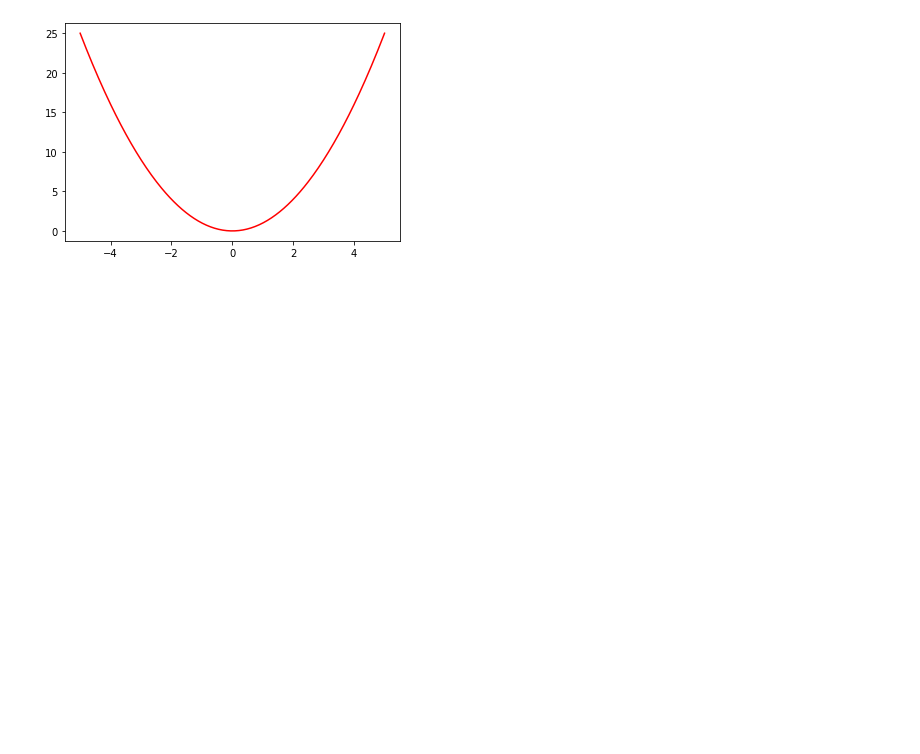
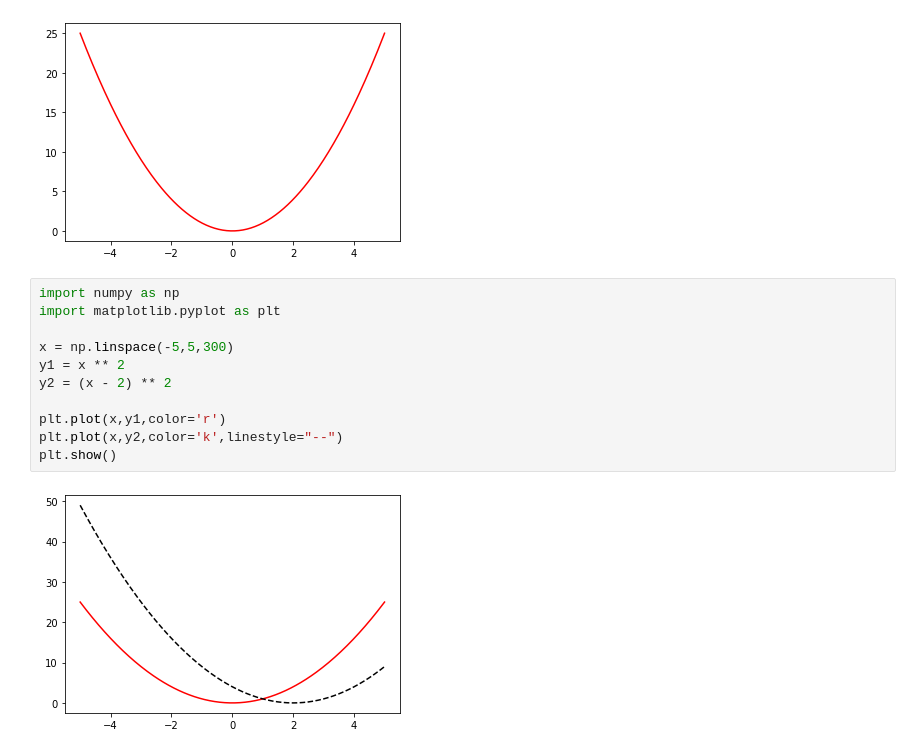
Before and after one commit to zaxirolls/learn, a Jupyter notebook: 機械学習のエッセンス/ch4.ipynb, the cells around one changed output. Cells and saved outputs as stored; diff of their text form; blank space fills up the shorter version.

```diff
--- a/機械学習のエッセンス/ch4.ipynb
+++ b/機械学習のエッセンス/ch4.ipynb
@@ -325,3 +325,16 @@ plt.plot(x,y,color='r')
 plt.show()
 # %% [output]
 [figure]
+# %%
+import numpy as np
+import matplotlib.pyplot as plt
+
+x = np.linspace(-5,5,300)
+y1 = x ** 2
+y2 = (x - 2) ** 2
+
+plt.plot(x,y1,color='r')
+plt.plot(x,y2,color='k',linestyle="--")
+plt.show()
+# %% [output]
+[figure, added]
```
Also changed, not shown: parts of 1 cell of this notebook.
